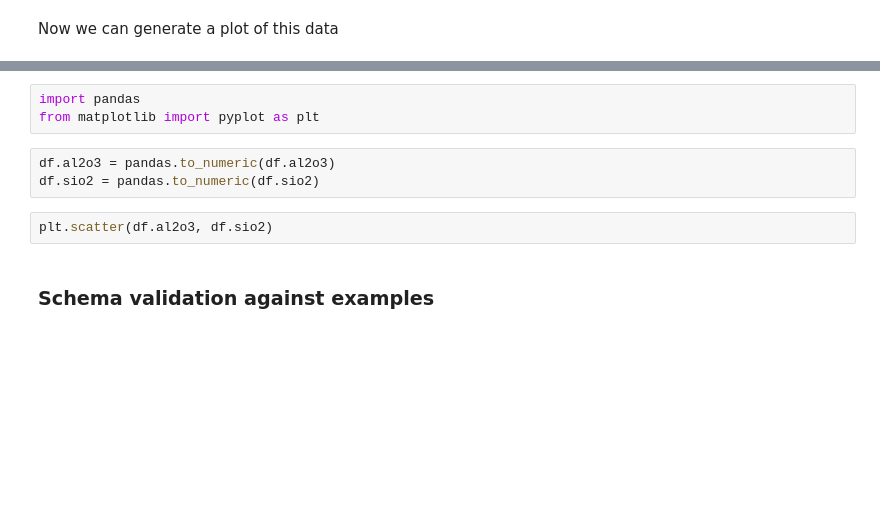
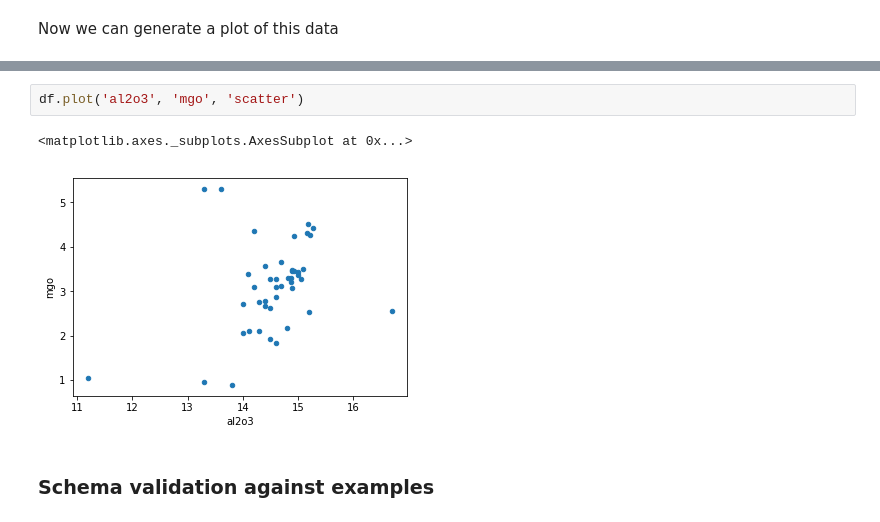
Before and after one commit to jesserobertson/earthchem-pyclient, a Jupyter notebook: examples/rest_queries.ipynb, the cells around one changed output, grey strips where cells are left out. Drawn from its saved outputs; the diff is of its cells as text; blank space fills up the shorter version.

```diff
--- a/examples/rest_queries.ipynb
+++ b/examples/rest_queries.ipynb
@@ -33,11 +101,8 @@ df.plot('longitude', 'latitude', 'scatter')
-# %%
-import pandas
-from matplotlib import pyplot as plt
-# %%
-df.al2o3 = pandas.to_numeric(df.al2o3)
-df.sio2 = pandas.to_numeric(df.sio2)
-# %%
-plt.scatter(df.al2o3, df.sio2)
+# %%
+df.plot('al2o3', 'mgo', 'scatter')
+# %% [output]
+<matplotlib.axes._subplots.AxesSubplot at 0x...>
+[figure, added]
 # %% [markdown]
 ### Schema validation against examples
 # %%
```
Also changed, not shown: parts of 19 cells of this notebook.
